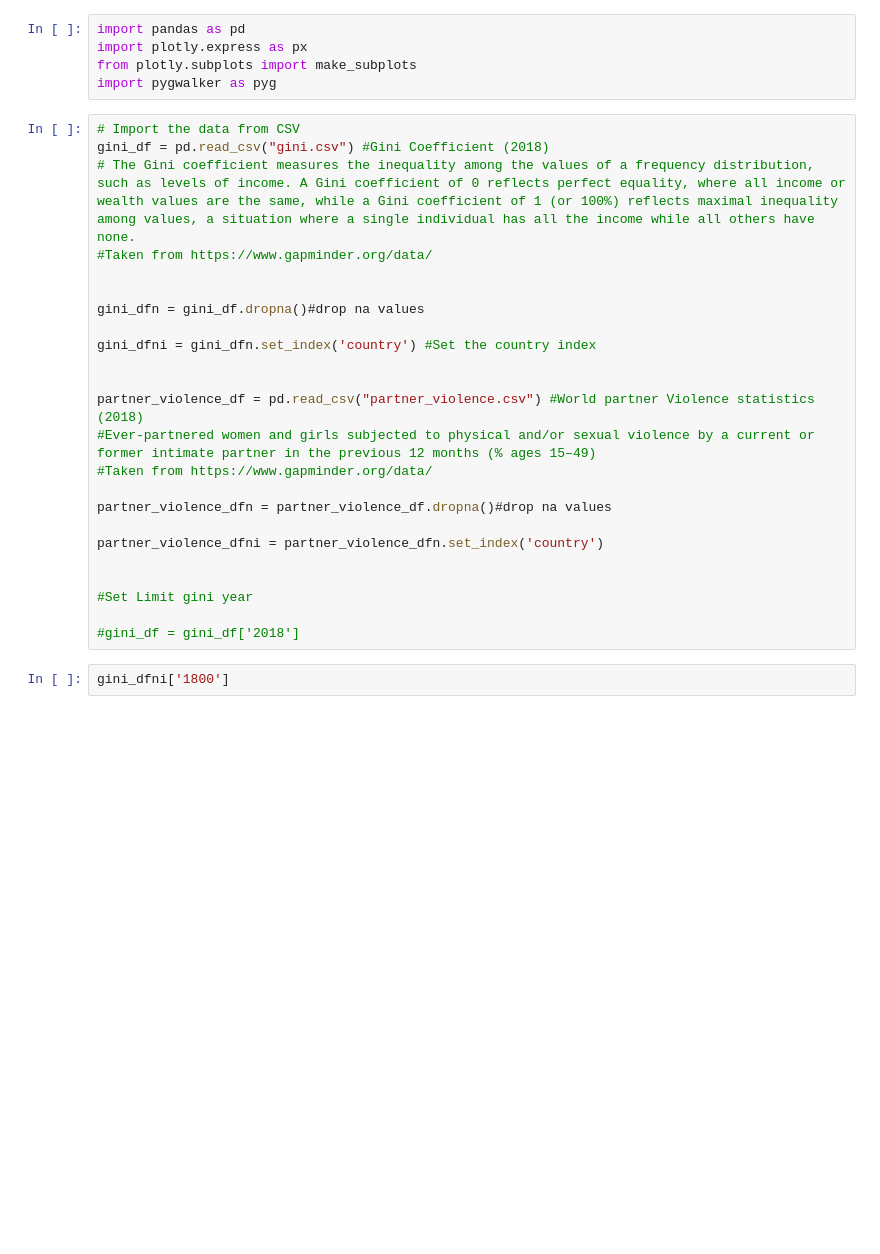
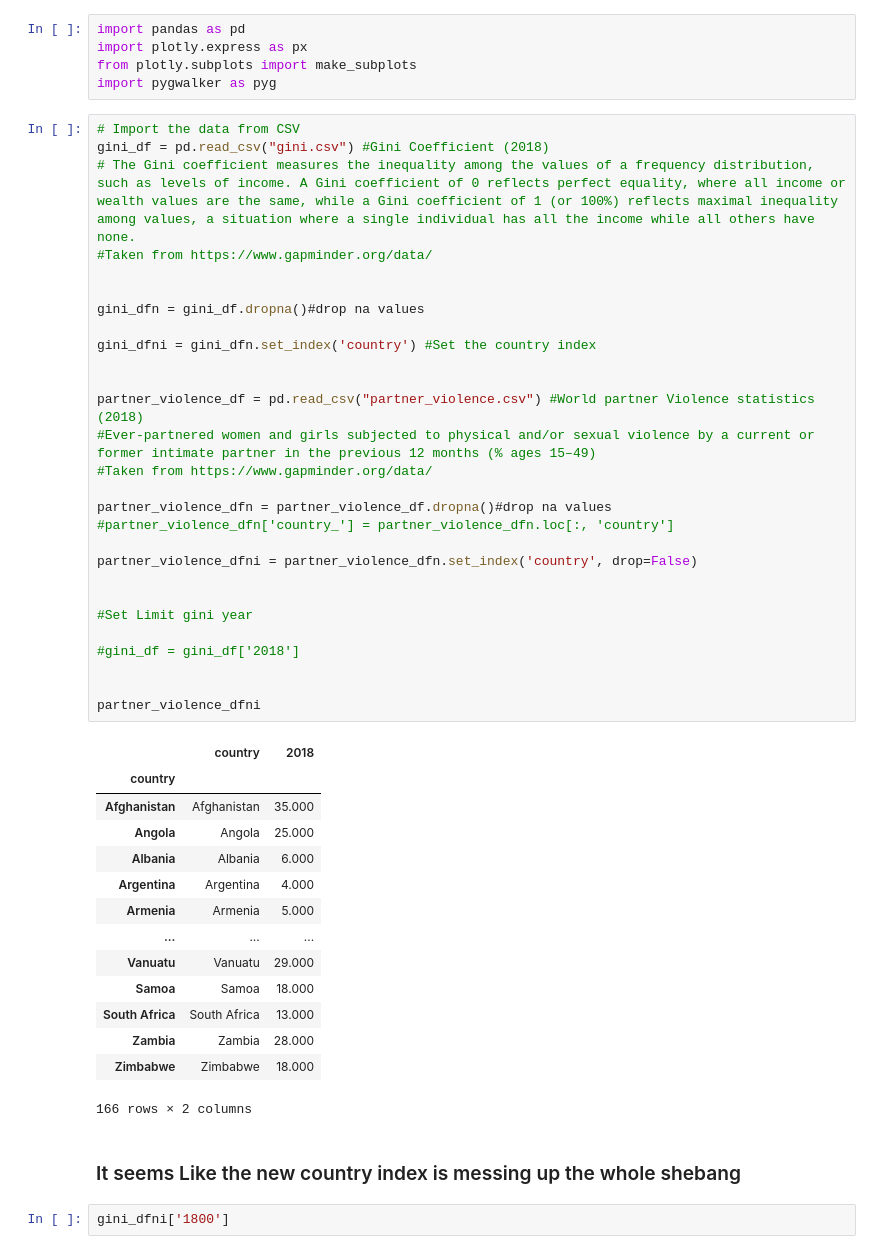
Before and after one commit to egildon/Data-and-Music, a Jupyter notebook: Porrege.ipynb, the cells around one changed output. Cells and saved outputs as stored; diff of their text form; blank space fills up the shorter version.

```diff
--- a/Porrege.ipynb
+++ b/Porrege.ipynb
@@ -6,27 +6,48 @@ import pygwalker as pyg
 # %%
 # Import the data from CSV
 gini_df = pd.read_csv("gini.csv") #Gini Coefficient (2018)
 # The Gini coefficient measures the inequality among the values of a frequency distribution, such as levels of income. A Gini coefficient of 0 reflects perfect equality, where all income or wealth values are the same, while a Gini coefficient of 1 (or 100%) reflects maximal inequality among values, a situation where a single individual has all the income while all others have none.
 #Taken from https://www.gapminder.org/data/
 
 
 gini_dfn = gini_df.dropna()#drop na values
 
 gini_dfni = gini_dfn.set_index('country') #Set the country index
 
 
 partner_violence_df = pd.read_csv("partner_violence.csv") #World partner Violence statistics (2018)
 #Ever-partnered women and girls subjected to physical and/or sexual violence by a current or former intimate partner in the previous 12 months (% ages 15–49)
 #Taken from https://www.gapminder.org/data/
 
 partner_violence_dfn = partner_violence_df.dropna()#drop na values
+#partner_violence_dfn['country_'] = partner_violence_dfn.loc[:, 'country']
 
-partner_violence_dfni = partner_violence_dfn.set_index('country')
+partner_violence_dfni = partner_violence_dfn.set_index('country', drop=False)
 
 
 #Set Limit gini year
 
 #gini_df = gini_df['2018']
+
+
+partner_violence_dfni
+# %% [output]
+|  | country | 2018 |
+| country |  |  |
+| Afghanistan | Afghanistan | 35.000 |
+| Angola | Angola | 25.000 |
+| Albania | Albania | 6.000 |
+| Argentina | Argentina | 4.000 |
+| Armenia | Armenia | 5.000 |
+| ... | ... | ... |
+| Vanuatu | Vanuatu | 29.000 |
+| Samoa | Samoa | 18.000 |
+| South Africa | South Africa | 13.000 |
+| Zambia | Zambia | 28.000 |
+| Zimbabwe | Zimbabwe | 18.000 |
+166 rows × 2 columns
+# %% [markdown]
+### It seems Like the new country index is messing up the  whole shebang
 # %%
 gini_dfni['1800']
 # %% [output]
```
Also changed, not shown: parts of 41 cells of this notebook.
